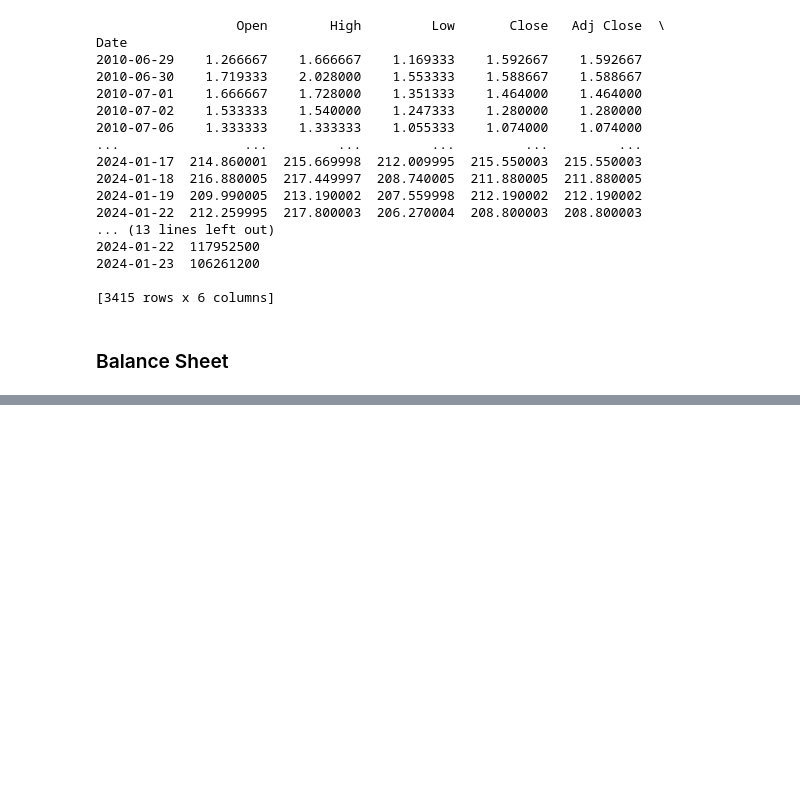
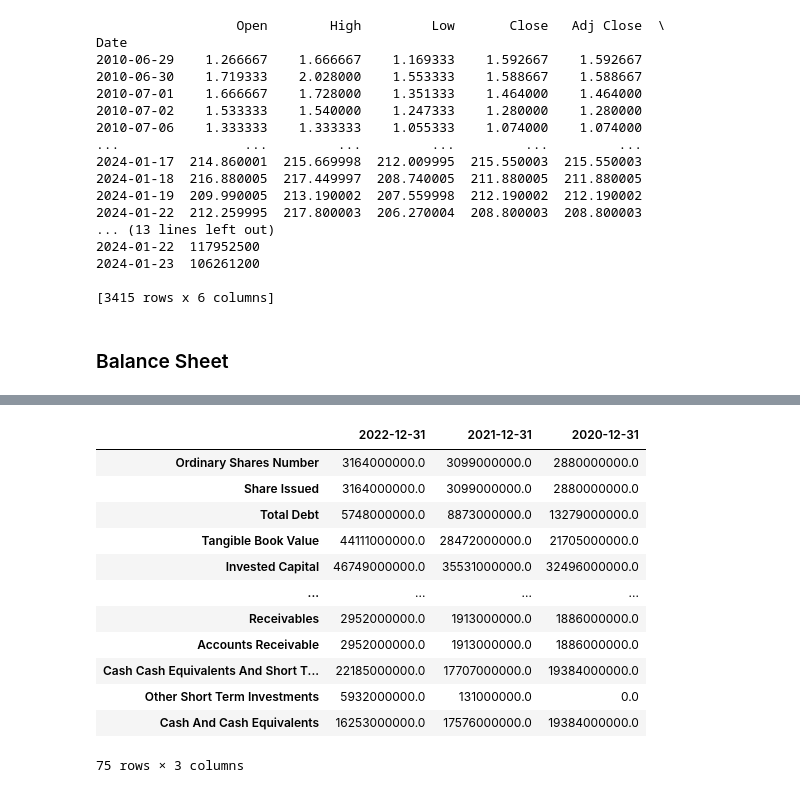
Before and after one commit to JustinEBlake/project_3, a Jupyter notebook: main/main.ipynb, the cells around one changed output, grey strips where cells are left out. Drawn from its saved outputs; the diff is of its cells as text; code cells hidden in the pictures; blank space fills up the shorter version.

```diff
--- a/main/main.ipynb
+++ b/main/main.ipynb
@@ -76,0 +99,18 @@ tsla_balance_sheet = yf.download()
+# %%
+tsla = yf.Ticker("TSLA")
+
+tsla.balance_sheet
+# %% [output]
+|  | 2022-12-31 | 2021-12-31 | 2020-12-31 |
+| Ordinary Shares Number | 3164000000.0 | 3099000000.0 | 2880000000.0 |
+| Share Issued | 3164000000.0 | 3099000000.0 | 2880000000.0 |
+| Total Debt | 5748000000.0 | 8873000000.0 | 13279000000.0 |
+| Tangible Book Value | 44111000000.0 | 28472000000.0 | 21705000000.0 |
+| Invested Capital | 46749000000.0 | 35531000000.0 | 32496000000.0 |
+| ... | ... | ... | ... |
+| Receivables | 2952000000.0 | 1913000000.0 | 1886000000.0 |
+| Accounts Receivable | 2952000000.0 | 1913000000.0 | 1886000000.0 |
+| Cash Cash Equivalents And Short T... | 22185000000.0 | 17707000000.0 | 19384000000.0 |
+| Other Short Term Investments | 5932000000.0 | 131000000.0 | 0.0 |
+| Cash And Cash Equivalents | 16253000000.0 | 17576000000.0 | 19384000000.0 |
+75 rows × 3 columns
```
Also changed, not shown: parts of 3 cells of this notebook.
